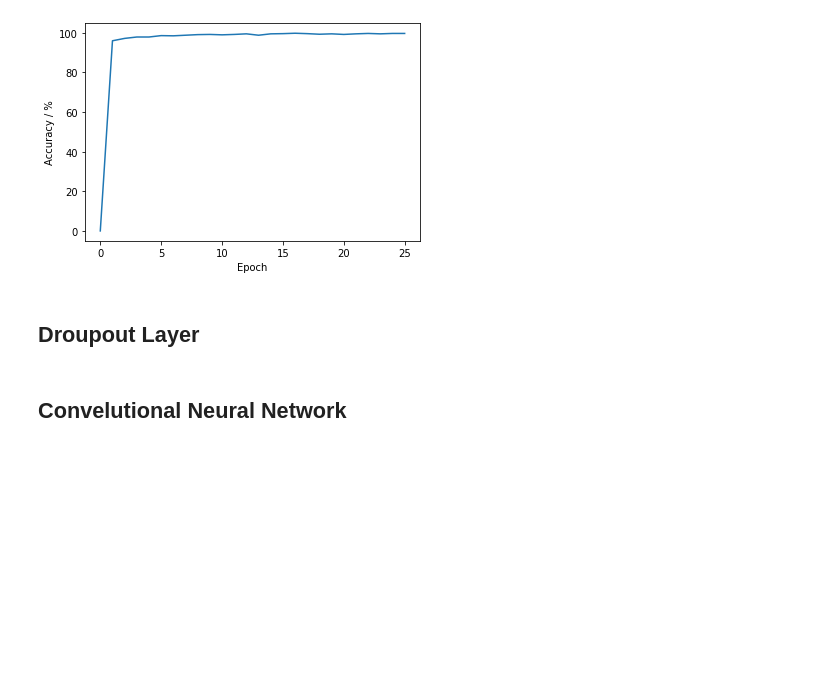
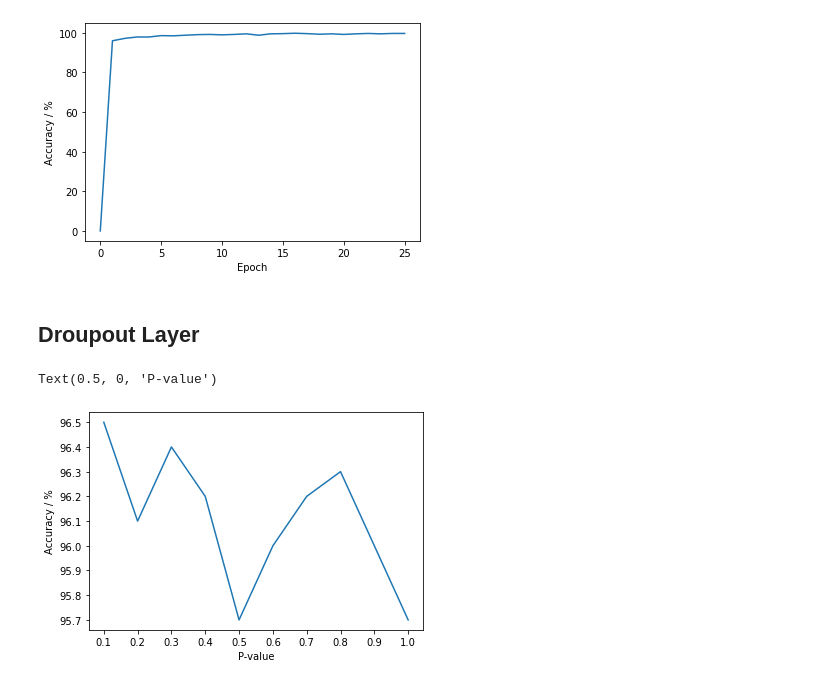
Before and after one commit to J-Heidecke/IN3063_Maths_for_AI, a Jupyter notebook: Task_3.ipynb, the cells around one changed output. Cells and saved outputs as stored; diff of their text form; code cells hidden in the pictures; blank space fills up the shorter version.

Commit message:
task 3 dropout layer added

```diff
--- a/Task_3.ipynb
+++ b/Task_3.ipynb
@@ -112,5 +112,3 @@ Text(0, 0.5, 'Accuracy / %')
 [figure]
 # %% [markdown]
 ## Droupout Layer
-# %% [markdown]
-## Convelutional Neural Network
@@ -116,0 +162,19 @@ Text(0, 0.5, 'Accuracy / %')
+# %%
+results_dropout = {}
+results_dropout['0.1'] = 96.5
+results_dropout['0.2'] = 96.1
+results_dropout['0.3'] = 96.4
+results_dropout['0.4'] = 96.2
+results_dropout['0.5'] = 95.7
+results_dropout['0.6'] = 96.0
+results_dropout['0.7'] = 96.2
+results_dropout['0.8'] = 96.3
+results_dropout['0.9'] = 96.0
+results_dropout['1.0'] = 95.7
+
+plt.plot(results_dropout.keys(), results_dropout.values())
+plt.ylabel('Accuracy / %')
+plt.xlabel('P-value')
+# %% [output]
+Text(0.5, 0, 'P-value')
+[figure, added]
```
Also changed, not shown: parts of 4 cells of this notebook, 1 other file.
